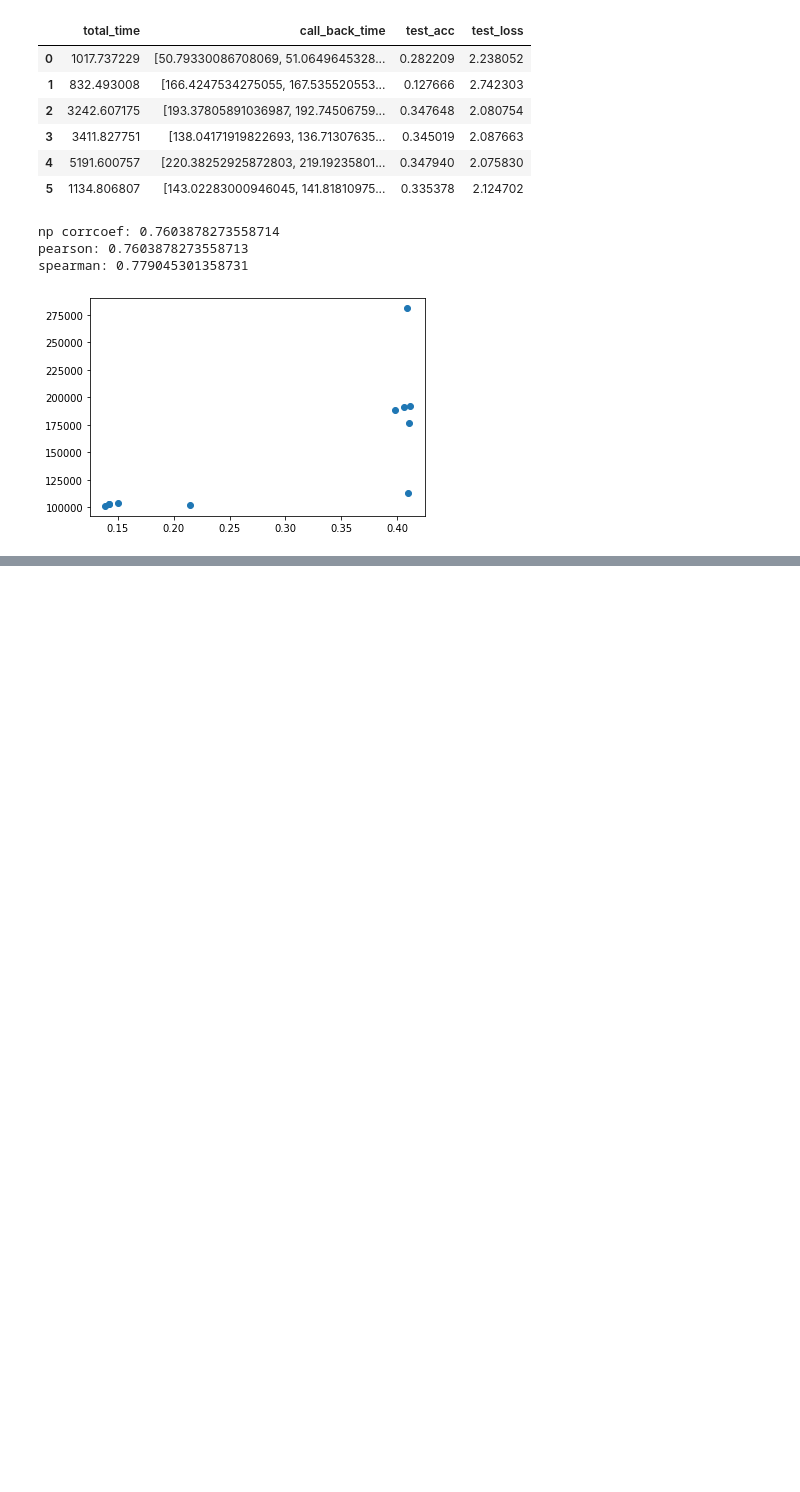
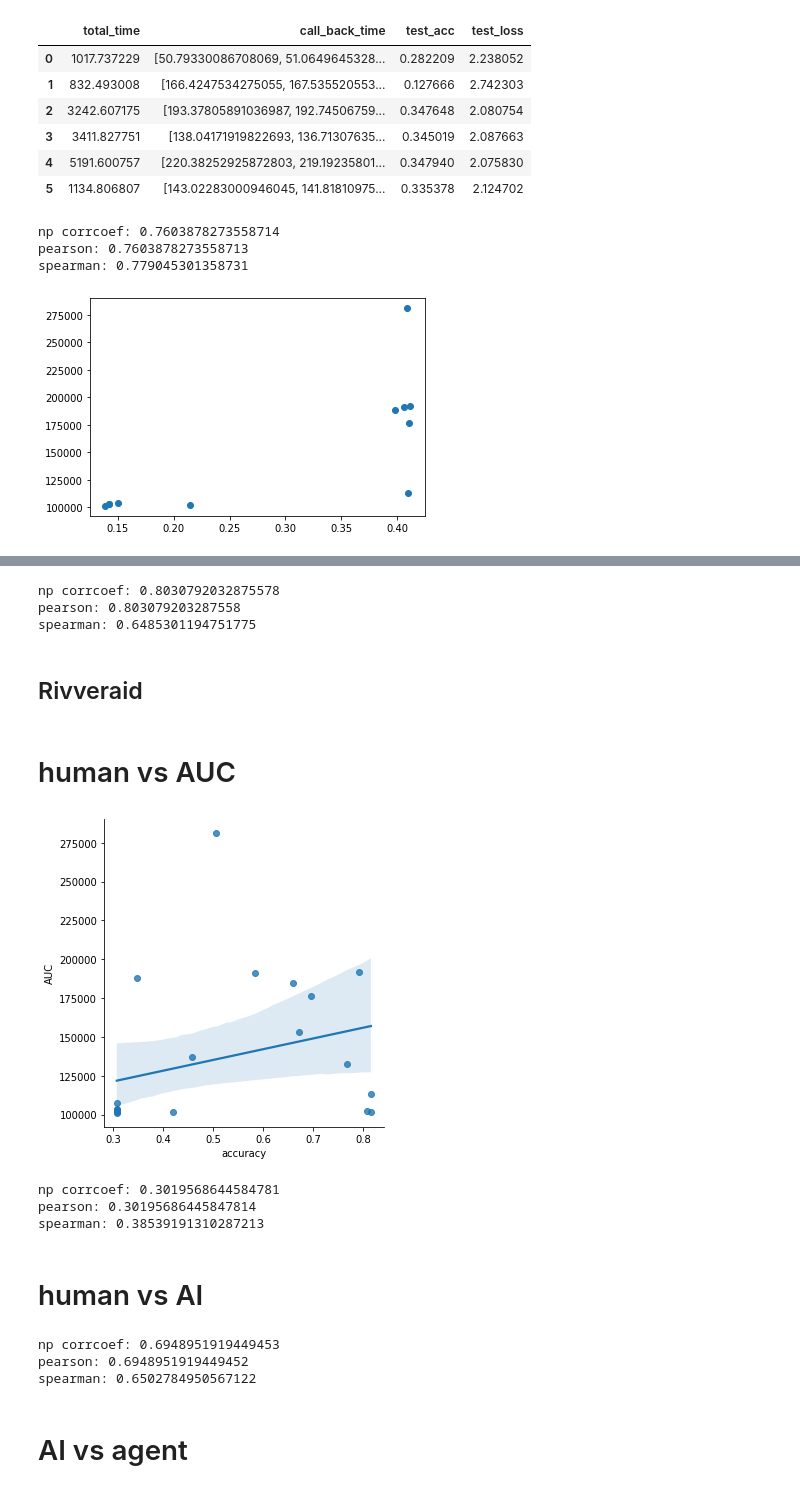
Before and after one commit to fezilemahlangu/My-Research-Project-2022, a Jupyter notebook: AreaUnderCurve.ipynb, the cells around one changed output, grey strips where cells are left out. Cells and saved outputs as stored; diff of their text form; code cells hidden in the pictures; blank space fills up the shorter version.

```diff
--- a/AreaUnderCurve.ipynb
+++ b/AreaUnderCurve.ipynb
@@ -373,0 +399,15 @@ plt.show()
+# %%
+print(f"np corrcoef: {np.corrcoef(ai_acc,areas)[0,1]}")
+print(f"pearson: {scipy.stats.pearsonr(ai_acc,areas)[0]}")  # Pearson's r
+print(f"spearman: {scipy.stats.spearmanr(ai_acc,areas)[0]}") # Spearman's rho
+# %% [output]
+np corrcoef: 0.8030792032875578
+pearson: 0.803079203287558
+spearman: 0.6485301194751775
+# %% [markdown]
+## Rivveraid
+# %% [markdown]
+# human vs AUC
+# %%
+areas=[101794,103138,101152,281086,188079,103661,102575,102668,191994,113040,101669,132538,102427,184584,152917,191472,176653,107177,102298,137053,101692,102307.97]
+acc=[0.42,0.307,0.307,0.5065,0.3484,0.307,0.307,0.307,0.7928,0.8161,0.816,0.7674,0.809,0.66,0.673,0.584,0.697,0.307,0.307,0.458,0.307,0.307]
@@ -373,0 +419,18 @@ plt.show()
+# %%
+d = {'accuracy':acc,
+        'AUC': areas}
+
+df = pd.DataFrame(d)
+ax = sns.lmplot(x="accuracy", y="AUC", data=df)
+# %% [output]
+[figure, added]
+# %%
+print(f"np corrcoef: {np.corrcoef(acc,areas)[0,1]}")
+print(f"pearson: {scipy.stats.pearsonr(acc,areas)[0]}")  # Pearson's r
+print(f"spearman: {scipy.stats.spearmanr(acc,areas)[0]}") # Spearman's rho
+# %% [output]
+np corrcoef: 0.3019568644584781
+pearson: 0.30195686445847814
+spearman: 0.38539191310287213
+# %% [markdown]
+# human vs AI
@@ -373,0 +445,10 @@ plt.show()
+# %%
+print(f"np corrcoef: {np.corrcoef(human_acc,ai_acc)[0,1]}")
+print(f"pearson: {scipy.stats.pearsonr(human_acc,ai_acc)[0]}")  # Pearson's r
+print(f"spearman: {scipy.stats.spearmanr(human_acc,ai_acc)[0]}") # Spearman's rho
+# %% [output]
+np corrcoef: 0.6948951919449453
+pearson: 0.6948951919449452
+spearman: 0.6502784950567122
+# %% [markdown]
+# AI vs agent
```
Also changed, not shown: parts of 45 cells of this notebook.
